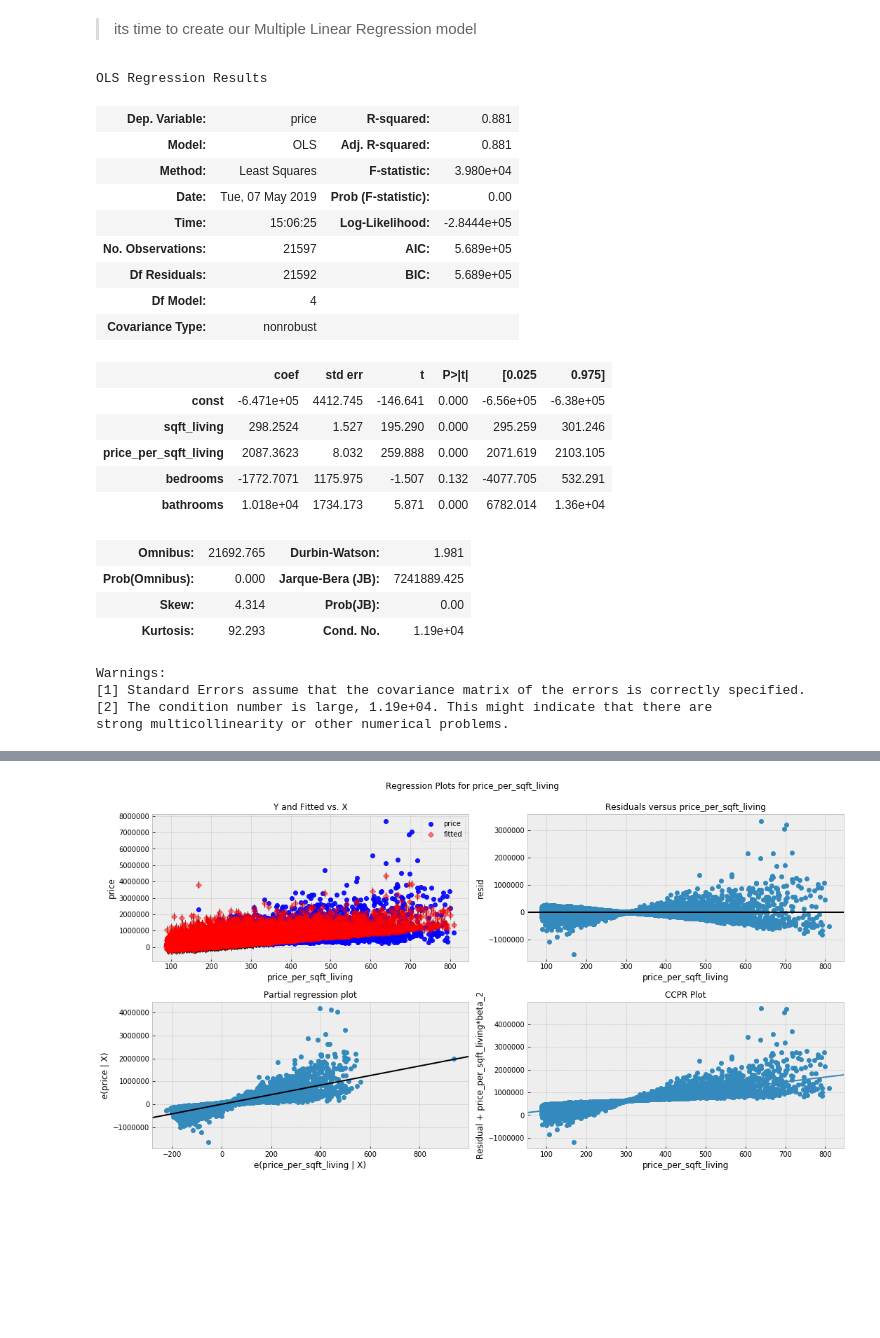
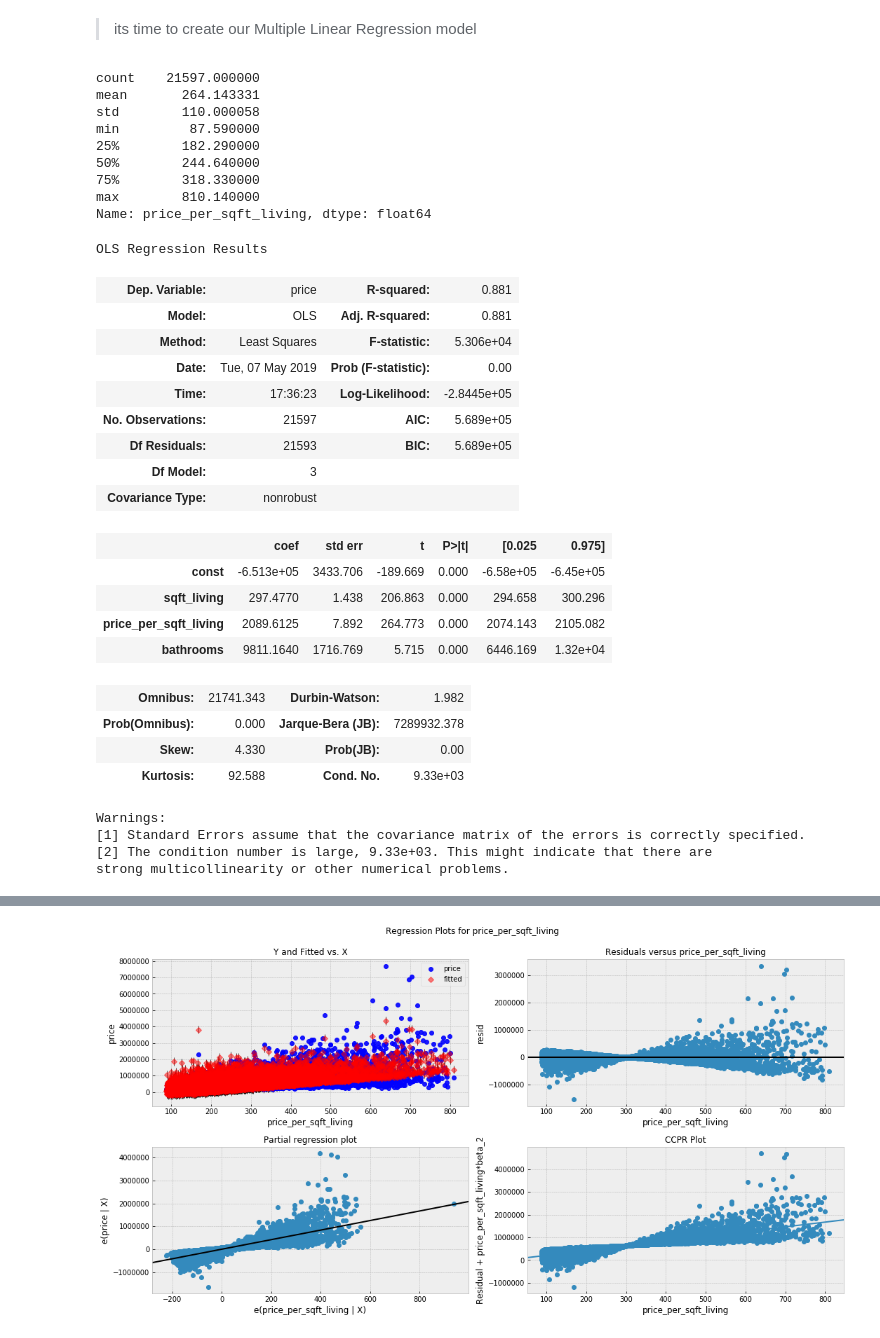
Before and after one commit to DIGITALFRANK/dsc-v2-mod1-final-project, a Jupyter notebook: student.ipynb, the cells around one changed output, grey strips where cells are left out. Cells and saved outputs as stored; diff of their text form; code cells hidden in the pictures; blank space fills up the shorter version.

```diff
--- a/student.ipynb
+++ b/student.ipynb
@@ -623,34 +691,45 @@ plt.show()
     * Again, same slope - we'll find the right combination of independent variables next.
 # %% [markdown]
 > its time to create our Multiple Linear Regression model
+# %%
+df['price_per_sqft_living'].describe()
+# %% [output]
+count    21597.000000
+mean       264.143331
+std        110.000058
+min         87.590000
+25%        182.290000
+50%        244.640000
+75%        318.330000
+max        810.140000
+Name: price_per_sqft_living, dtype: float64
 # %%
-predictors = sm.add_constant(df[['sqft_living', 'price_per_sqft_living', 'bedrooms', 'bathrooms']])
+predictors = sm.add_constant(df[['sqft_living', 'price_per_sqft_living', 'bathrooms']])
 multi_model = sm.OLS(df['price'], predictors).fit()
 multi_model.summary()
 # %% [output]
 OLS Regression Results
 | Dep. Variable: | price | R-squared: | 0.881 |
 | Model: | OLS | Adj. R-squared: | 0.881 |
-| Method: | Least Squares | F-statistic: | 3.980e+04 |
+| Method: | Least Squares | F-statistic: | 5.306e+04 |
 | Date: | Tue, 07 May 2019 | Prob (F-statistic): | 0.00 |
-| Time: | 15:06:25 | Log-Likelihood: | -2.8444e+05 |
+| Time: | 17:36:23 | Log-Likelihood: | -2.8445e+05 |
 | No. Observations: | 21597 | AIC: | 5.689e+05 |
-| Df Residuals: | 21592 | BIC: | 5.689e+05 |
-| Df Model: | 4 |  |  |
+| Df Residuals: | 21593 | BIC: | 5.689e+05 |
+| Df Model: | 3 |  |  |
 | Covariance Type: | nonrobust |  |  |
 |  | coef | std err | t | P>|t| | [0.025 | 0.975] |
-| const | -6.471e+05 | 4412.745 | -146.641 | 0.000 | -6.56e+05 | -6.38e+05 |
-| sqft_living | 298.2524 | 1.527 | 195.290 | 0.000 | 295.259 | 301.246 |
-| price_per_sqft_living | 2087.3623 | 8.032 | 259.888 | 0.000 | 2071.619 | 2103.105 |
-| bedrooms | -1772.7071 | 1175.975 | -1.507 | 0.132 | -4077.705 | 532.291 |
-| bathrooms | 1.018e+04 | 1734.173 | 5.871 | 0.000 | 6782.014 | 1.36e+04 |
+| const | -6.513e+05 | 3433.706 | -189.669 | 0.000 | -6.58e+05 | -6.45e+05 |
+| sqft_living | 297.4770 | 1.438 | 206.863 | 0.000 | 294.658 | 300.296 |
+| price_per_sqft_living | 2089.6125 | 7.892 | 264.773 | 0.000 | 2074.143 | 2105.082 |
+| bathrooms | 9811.1640 | 1716.769 | 5.715 | 0.000 | 6446.169 | 1.32e+04 |
-| Omnibus: | 21692.765 | Durbin-Watson: | 1.981 |
-| Prob(Omnibus): | 0.000 | Jarque-Bera (JB): | 7241889.425 |
-| Skew: | 4.314 | Prob(JB): | 0.00 |
-| Kurtosis: | 92.293 | Cond. No. | 1.19e+04 |
+| Omnibus: | 21741.343 | Durbin-Watson: | 1.982 |
+| Prob(Omnibus): | 0.000 | Jarque-Bera (JB): | 7289932.378 |
+| Skew: | 4.330 | Prob(JB): | 0.00 |
+| Kurtosis: | 92.588 | Cond. No. | 9.33e+03 |
 Warnings:
 [1] Standard Errors assume that the covariance matrix of the errors is correctly specified.
-[2] The condition number is large, 1.19e+04. This might indicate that there are
+[2] The condition number is large, 9.33e+03. This might indicate that there are
 strong multicollinearity or other numerical problems.
 # %% [markdown]
 ### Ready to predict
```
Also changed, not shown: parts of 11 cells of this notebook, 1 other file.
